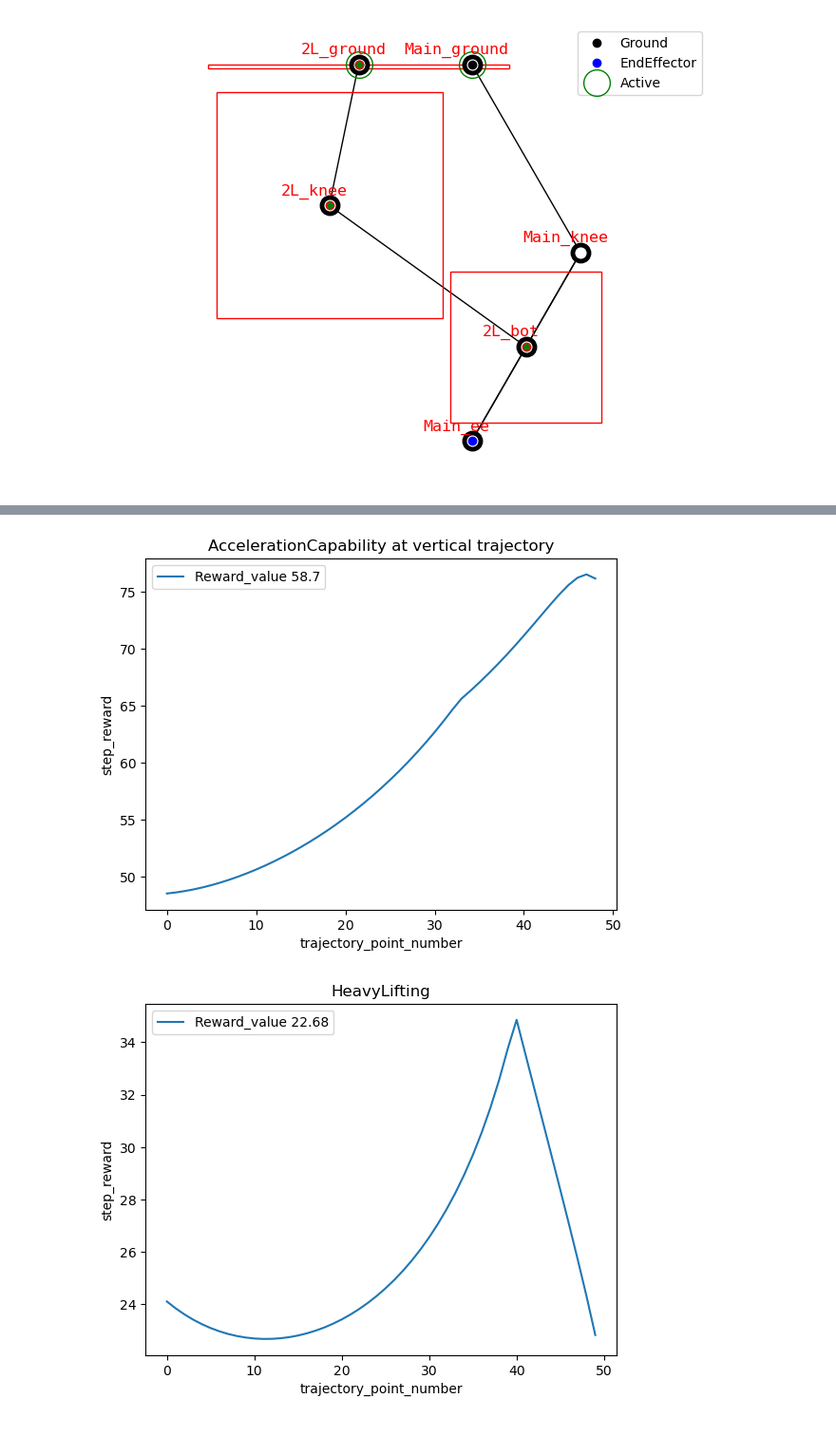
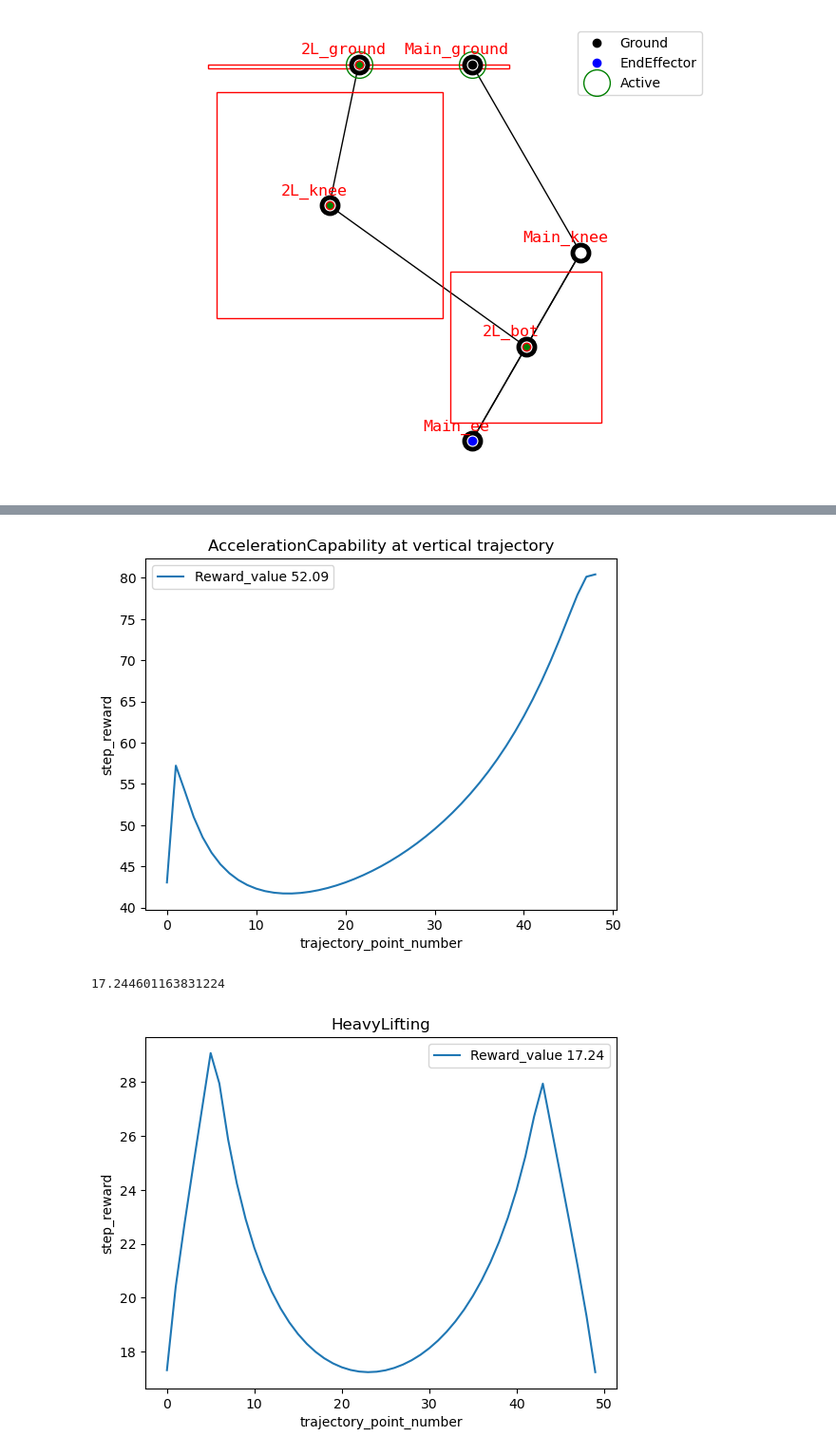
Before and after one commit to LicAiBeerLab/auto-robotics-design, a Jupyter notebook: apps/optimize/single_topology_normilized.ipynb, the cells around one changed output, grey strips where cells are left out. Shown at 95% size. Cells and saved outputs as stored; diff of their text form; code cells hidden in the pictures.

```diff
--- a/apps/optimize/single_topology_normilized.ipynb
+++ b/apps/optimize/single_topology_normilized.ipynb
@@ -107,6 +111,6 @@ Best reward in : [41.03461446]
 # %%
 central_vertical = convert_x_y_to_6d_traj_xz(
-    *get_vertical_trajectory(-0.9, 0.2, 0, 50))
+    *get_vertical_trajectory(-1, 0.4, 0, 50))
 
 heavy_lifting = HeavyLiftingReward(
     manipulability_key='Manip_Jacobian', trajectory_key="traj_6d", error_key="error", mass_key="MASS")
@@ -151,21 +155,19 @@ Best reward in : [22.18352061]
 # %%
-ground_symmetric_step = convert_x_y_to_6d_traj_xz(*create_simple_step_trajectory(
-    starting_point=[-0.2, -0.9], step_height=0.2, step_width=0.4, n_points=50))
+# ground_symmetric_step = convert_x_y_to_6d_traj_xz(*create_simple_step_trajectory(
+#     starting_point=[-0.2, -0.9], step_height=0.2, step_width=0.4, n_points=50))
 central_vertical = convert_x_y_to_6d_traj_xz(
-    *get_vertical_trajectory(-0.9, 0.2, 0, 50))
-
-
+    *get_vertical_trajectory(-1, 0.4, 0, 50))
 
 # set up special classes for reward calculations
 error_calculator = PositioningErrorCalculator(error_key='error')
 #soft_constrain = PositioningConstrain(error_calculator=error_calculator, points = [workspace_trajectory])
-soft_constrain = PositioningConstrain(error_calculator=error_calculator, points = [ground_symmetric_step, central_vertical])
-
+#soft_constrain = PositioningConstrain(error_calculator=error_calculator, points = [ground_symmetric_step, central_vertical])
+soft_constrain = PositioningConstrain(error_calculator=error_calculator, points = [central_vertical])
 # manager should be filled with trajectories and rewards using the manager API
 reward_manager = RewardManager(crag=crag)
-reward_manager.add_trajectory(ground_symmetric_step, 0)
+# reward_manager.add_trajectory(ground_symmetric_step, 0)
 reward_manager.add_trajectory(central_vertical, 1)
-reward_manager.add_reward(acceleration_capability, 0, acceleration_capability_weight)
+reward_manager.add_reward(acceleration_capability, 1, acceleration_capability_weight)
 reward_manager.add_reward(heavy_lifting, 1, heavy_lifting_weight)
 # %%
 population_size = 32
@@ -179,14 +181,14 @@ problem = CalculateCriteriaProblemByWeigths(graph,builder=builder,
                                             rewards_and_trajectories=reward_manager,
                                             elementwise_runner=runner, Actuator = actuator)
 
-saver = ProblemSaver(problem, "test", True)
+saver = ProblemSaver(problem, "vertical_acceleration_heavy_generator_0", True)
 saver.save_nonmutable()
 algorithm = PSO(pop_size=population_size, save_history=True)
 optimizer = PymooOptimizer(problem, algorithm, saver)
 
 res = optimizer.run(
     True, **{
-        "seed": 5,
+        "seed":1,
         "termination": ("n_gen", n_generations),
         "verbose": True
     })
@@ -261,11 +262,11 @@ plt.title('AccelerationCapability')
 plt.legend([f'Reward_value {round(reward,2)}'])
 plt.show()
 
-reward_decomposition = best_reward_decomposition[1]
+reward_decomposition = best_reward_decomposition[0]
 trajectory_id = int(reward_decomposition[0])
-trajectory = reward_manager.trajectories[trajectory_id]
+trajectory = reward_manager.trajectories[1]
 
-point_criteria_vector, trajectory_criteria, res_dict_fixed = crag.get_criteria_data(fixed_robot, free_robot, trajectory)
+point_criteria_vector, trajectory_criteria, res_dict_fixed = crag.get_criteria_data(fixed_robot, free_robot, central_vertical)
 
 reward, reward_list = acceleration_capability.calculate(point_criteria_vector, trajectory_criteria, res_dict_fixed, Actuator = actuator)
 reward_vector = np.array(reward_list)
@@ -276,13 +277,16 @@ plt.title('AccelerationCapability at vertical trajectory')
 plt.legend([f'Reward_value {round(reward,2)}'])
 plt.show()
 
-reward_decomposition = best_reward_decomposition[1]
+
+fixed_robot, free_robot = jps_graph2pinocchio_robot(problem.graph, builder=builder)
+reward_decomposition = best_reward_decomposition[0]
 trajectory_id = int(reward_decomposition[0])
 trajectory = reward_manager.trajectories[trajectory_id]
 
-point_criteria_vector, trajectory_criteria, res_dict_fixed = crag.get_criteria_data(fixed_robot, free_robot, trajectory)
+point_criteria_vector, trajectory_criteria, res_dict_fixed = crag.get_criteria_data(fixed_robot, free_robot, central_vertical)
 
 reward, reward_list = heavy_lifting.calculate(point_criteria_vector, trajectory_criteria, res_dict_fixed, Actuator = actuator)
+print(reward)
 reward_vector = np.array(reward_list)
 plt.plot(reward_vector)
 plt.xlabel('trajectory_point_number')
@@ -295,2 +299,3 @@ plt.show()
-[figure, old version]
+[figure, new version]
+17.244601163831224
-[figure, old version]
+[figure, new version]
```
Also changed, not shown: parts of 9 cells of this notebook, 4 other files.
